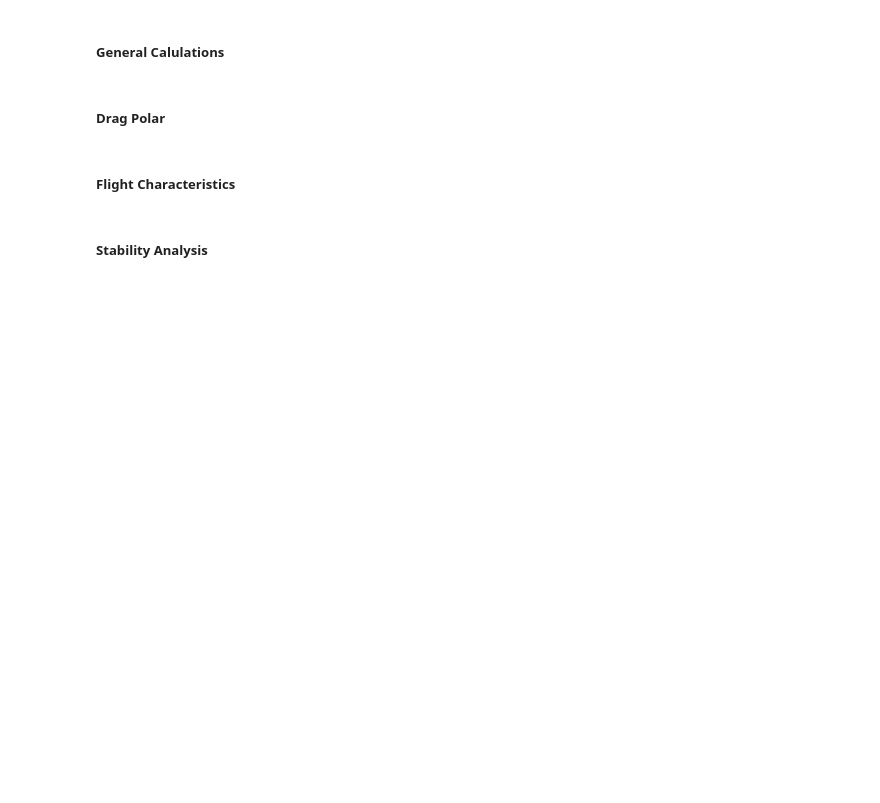
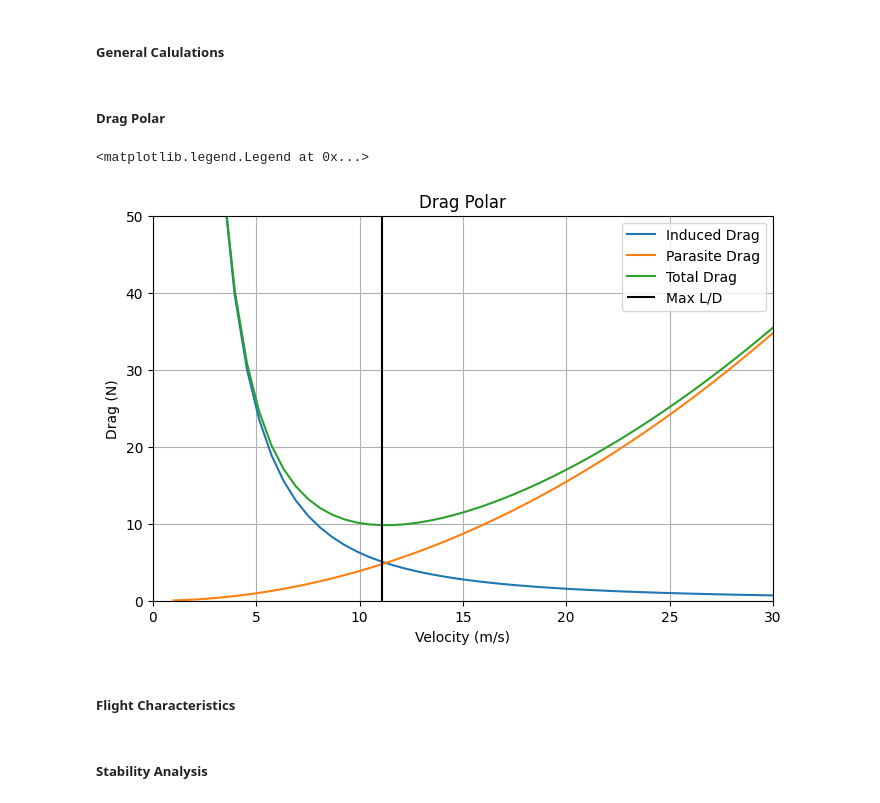
Before and after one commit to mbcapece3/SUAS_Sizing, a Jupyter notebook: aircraft_sizing.ipynb, the cells around one changed output. Cells and saved outputs as stored; diff of their text form; code cells hidden in the pictures; blank space fills up the shorter version.

```diff
--- a/aircraft_sizing.ipynb
+++ b/aircraft_sizing.ipynb
@@ -193,15 +210,27 @@ tail_mean_aero_chord_V = 2 * tail_chord_root_V / 3 * (1 + tail_taper_ratio_V + t
 # %% [markdown]
 ##### Takeoff Weight Estimate - Detailed
+# %%
+# Inputs
+w_empty_fraction = .5  # estimated weight fraction of vehicle without battery or payload
+
+# Calculations
+w_payload = m_payload * 9.81  # N, max payload weight
+w_to = w_payload / (1 - w_empty_fraction - w_bat_fraction)  # N, max takeoff weight
+m_to = w_to / 9.81  # kg, max takeoff mass
+w_empty = w_to * w_empty_fraction  # N, empty weight (no vehicle or payload)
+m_empty = w_empty / 9.81  # kg, empty mass (no vehicle or payload)
+w_bat = w_to * w_bat_fraction # N, battery weight
+m_bat = w_bat / 9.81  # kg, battery mass
 # %% [markdown]
 ### Performance Calculations
 # %% [markdown]
 ##### General Estimates
 # %%
 
-e0_initial = .75    # Oswald Efficiency
-e_initial = .9     # Span Efficiency
-Cdo_initial = .02  # Parasite drag coefficient
-k_initial = 1 / (e0_initial * np.pi * AR_initial)
+e0 = .65    # Oswald Efficiency
+e = .9     # Span Efficiency
+Cdo = .02  # Parasite drag coefficient
+k = 1 / (e0_initial * np.pi * AR_initial)  # Drag polar constant
 # %% [markdown]
 ##### General Calulations
 # %%
@@ -210,5 +240,38 @@ k_initial = 1 / (e0_initial * np.pi * AR_initial)
 # %% [markdown]
 ##### Drag Polar
+# %%
+# Inputs
+wetted_area = 2 * (wing_area + tail_area_H + tail_area_V) + 2 * np.pi * fuselage_radius**2 + np.pi * fuselage_radius * length_total # estimated wetted area
+v = np.linspace(1, 30)  # m/s, velocity range to plot
+
+# Calculations
+drag_induced = (w_to / wing_span)**2 / (.5 * density * v**2 * np.pi * e0)  # N, Induced Drag Plot
+drag_parasite = .5 * density * v**2 * wetted_area * Cdo  # N, Parasite Drag Plot
+drag_total = drag_parasite + drag_induced  # N, Total Drag Plot
+
+drag_min = np.amin(drag_total)  # N, Minimum Drag
+drag_min_idx = np.where(drag_total == drag_min)   # Array index where minimum drag occurs
+v_max_L_D = v[drag_min_idx[0]]  # m/s, velocity of minimum drag / max L/D
+L_D_Max = w_to/drag_min # maximum L/D
+
+# Plot Drag Polar
+fig, ax = plt.subplots(figsize=(8,5))
+xlim = v[-1]
+ylim = 50
+ax.plot(v, drag_induced, label='Induced Drag')
+ax.plot(v, drag_parasite, label='Parasite Drag')
+ax.plot(v, drag_total, label='Total Drag')
+ax.vlines(v[drag_min_idx[0]], 0, ylim, label = 'Max L/D', colors='black') # MAX L/D
+ax.set_xlim([0,xlim])
+ax.set_ylim([0,ylim])
+ax.set_title('Drag Polar')
+ax.set_xlabel('Velocity (m/s)')
+ax.set_ylabel('Drag (N)')
+ax.grid()
+ax.legend(loc='upper right')
+# %% [output]
+<matplotlib.legend.Legend at 0x...>
+[figure, added]
 # %% [markdown]
 ##### Flight Characteristics
 # %%
```
Also changed, not shown: parts of 7 cells of this notebook.
